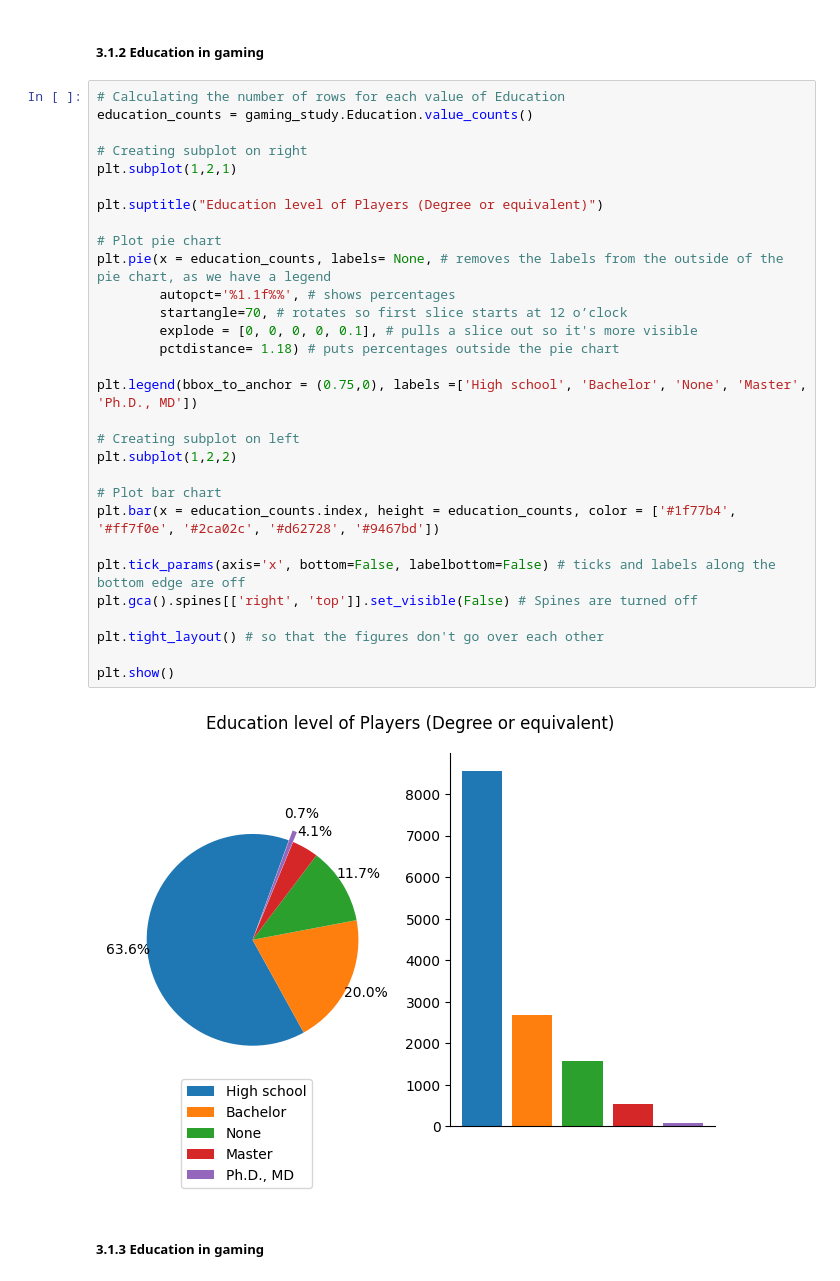
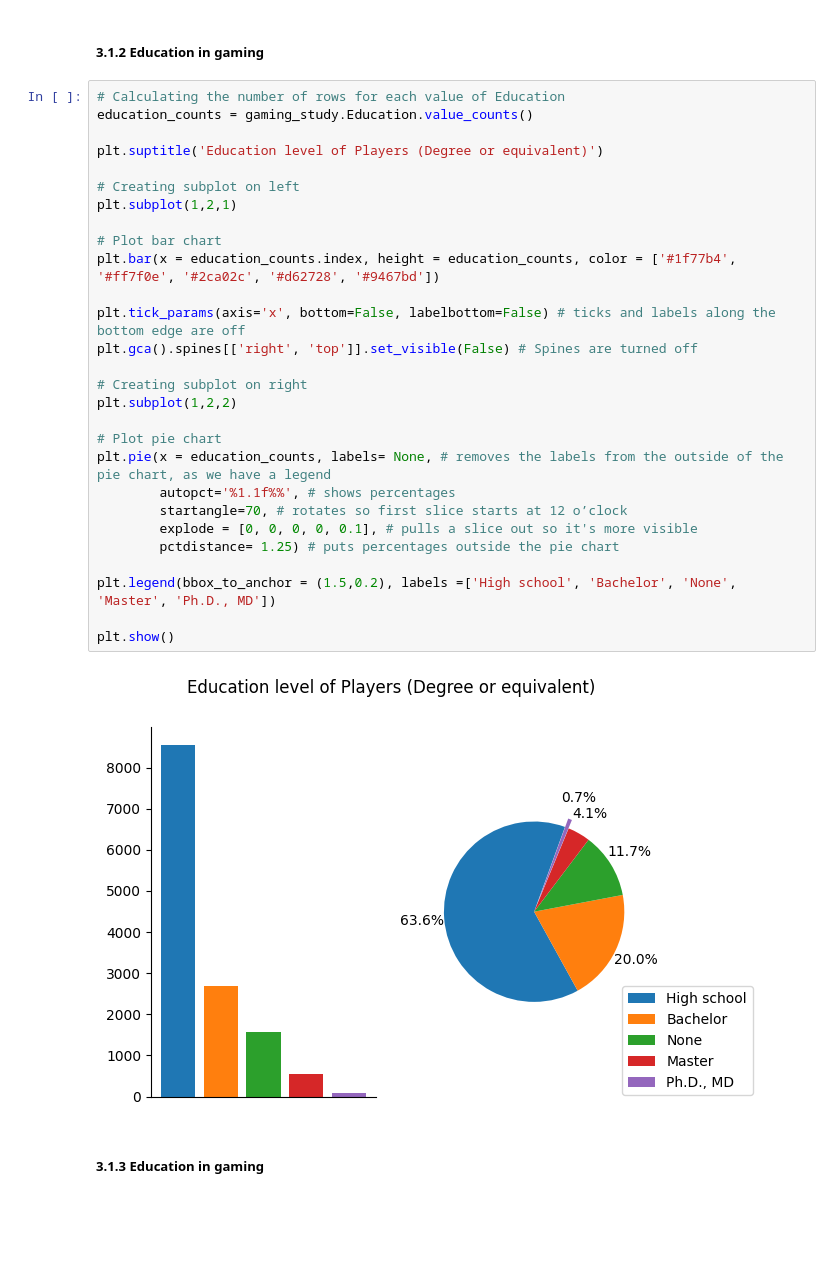
Before and after one commit to wilson-inacio/Visualize-Data-with-Python---Mental-Health-in-Gaming, a Jupyter notebook: Visualize Data with Python.ipynb, the cells around one changed output. Cells and saved outputs as stored; diff of their text form; blank space fills up the shorter version.

```diff
--- a/Visualize Data with Python.ipynb
+++ b/Visualize Data with Python.ipynb
@@ -309,35 +352,33 @@ plt.show()
 # %%
 # Calculating the number of rows for each value of Education
 education_counts = gaming_study.Education.value_counts()
 
-# Creating subplot on right
-plt.subplot(1,2,1)
-
-plt.suptitle("Education level of Players (Degree or equivalent)")
-
-# Plot pie chart
-plt.pie(x = education_counts, labels= None, # removes the labels from the outside of the pie chart, as we have a legend
-        autopct='%1.1f%%', # shows percentages
-        startangle=70, # rotates so first slice starts at 12 o’clock
-        explode = [0, 0, 0, 0, 0.1], # pulls a slice out so it's more visible
-        pctdistance= 1.18) # puts percentages outside the pie chart
-
-plt.legend(bbox_to_anchor = (0.75,0), labels =['High school', 'Bachelor', 'None', 'Master', 'Ph.D., MD'])
+plt.suptitle('Education level of Players (Degree or equivalent)')
 
 # Creating subplot on left
-plt.subplot(1,2,2)
+plt.subplot(1,2,1)
 
 # Plot bar chart
 plt.bar(x = education_counts.index, height = education_counts, color = ['#1f77b4', '#ff7f0e', '#2ca02c', '#d62728', '#9467bd'])
 
 plt.tick_params(axis='x', bottom=False, labelbottom=False) # ticks and labels along the bottom edge are off
 plt.gca().spines[['right', 'top']].set_visible(False) # Spines are turned off
 
-plt.tight_layout() # so that the figures don't go over each other
+# Creating subplot on right
+plt.subplot(1,2,2)
+
+# Plot pie chart
+plt.pie(x = education_counts, labels= None, # removes the labels from the outside of the pie chart, as we have a legend
+        autopct='%1.1f%%', # shows percentages
+        startangle=70, # rotates so first slice starts at 12 o’clock
+        explode = [0, 0, 0, 0, 0.1], # pulls a slice out so it's more visible
+        pctdistance= 1.25) # puts percentages outside the pie chart
+
+plt.legend(bbox_to_anchor = (1.5,0.2), labels =['High school', 'Bachelor', 'None', 'Master', 'Ph.D., MD'])
 
 plt.show()
 # %% [output]
-[figure, old version]
+[figure, new version]
 # %% [markdown]
 ##### 3.1.3 Education in gaming
 # %%
```
Also changed, not shown: parts of 15 cells of this notebook.
